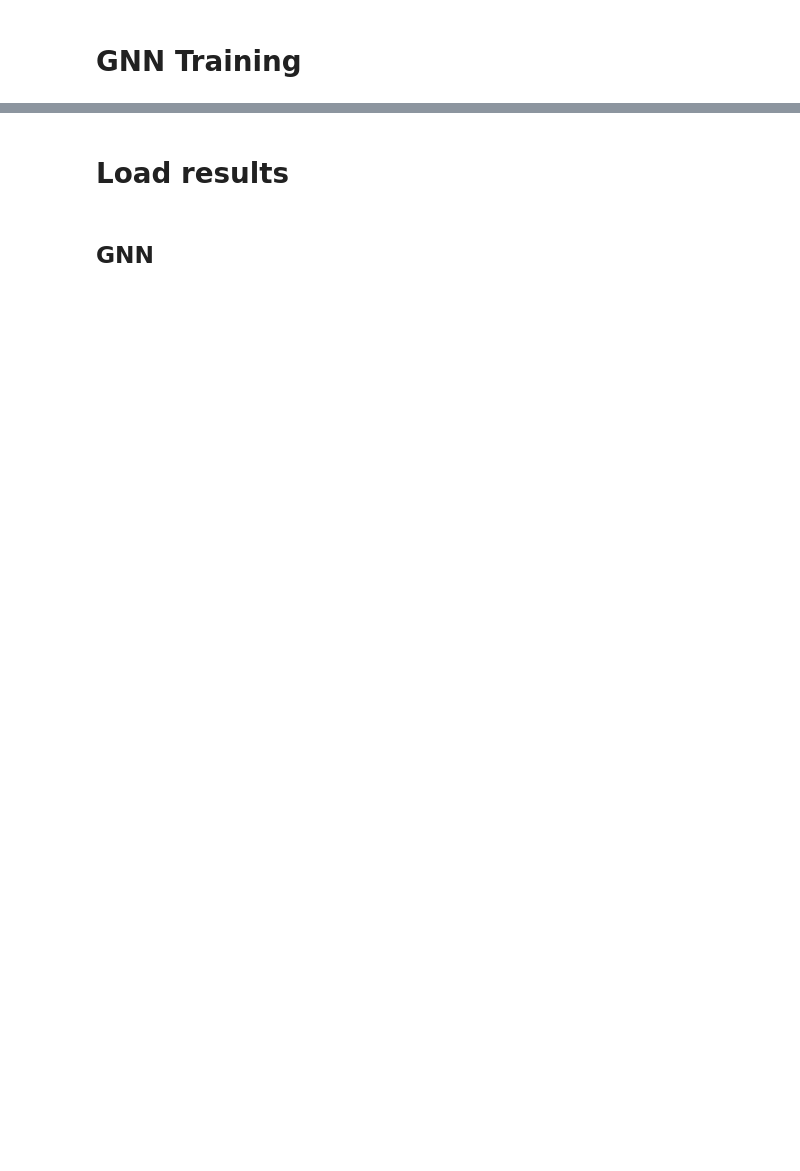
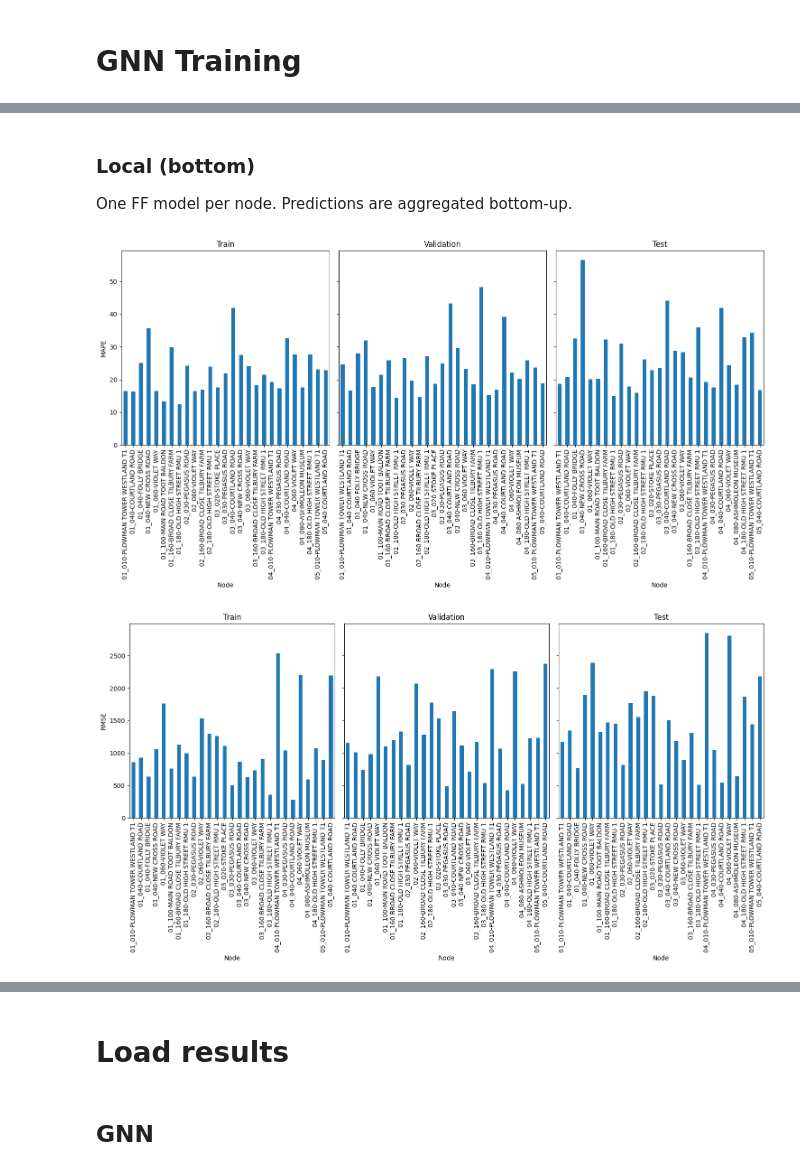
Before and after one commit to eloicampagne/gnn4elf, a Jupyter notebook: expe.ipynb, the cells around one changed output, grey strips where cells are left out. Cells and saved outputs as stored; diff of their text form; code cells hidden in the pictures; blank space fills up the shorter version.

```diff
--- a/expe.ipynb
+++ b/expe.ipynb
@@ -293,7 +1042,7 @@ def create_sequences(X, y, mode='train', horizon=48):
             y_seqs.append(y[i:i+horizon])
     else:
         X_seqs, y_seqs = [], []
-        for i in range(0, len(X)-horizon+1, horizon):
+        for i in range(len(X)-horizon+1):
             X_seqs.append(X[i])
             y_seqs.append(y[i:i+horizon])
     return np.stack(X_seqs), np.stack(y_seqs)
@@ -371,6 +1120,16 @@ def plot_errors(err_train, err_val, err_test, metric="mape"):
 features = graph_dataset_train.features
 target = graph_dataset_train.target
 forecast_horizon = OUT_CHANNELS
+
+def inv_transform_nodes(y_stacked, nodes, scaler_Y_node):
+    """Inverse-transform (num_nodes * n_per_node, H) using per-node scalers."""
+    n_per_node = y_stacked.shape[0] // len(nodes)
+    result = np.zeros_like(y_stacked, dtype=float)
+    for j, node in enumerate(nodes):
+        result[j*n_per_node:(j+1)*n_per_node] = scaler_Y_node[node].inverse_transform(
+            y_stacked[j*n_per_node:(j+1)*n_per_node]
+        )
+    return result
 # %%
 X_train_node = {node: [] for node in data.nodes}
 y_train_node = {node: [] for node in data.nodes}
@@ -425,3 +1370,7 @@ for node in data.nodes:
+# %% [markdown]
+### Local (bottom)
+
+One FF model per node. Predictions are aggregated bottom-up.
 # %%
 n_epochs = 10
 if DATASET == 'weave':
@@ -453,7 +1402,7 @@ if TRAIN:
         y_val = y_val_node[region].to(DEVICE)
         X_test = X_test_node[region].to(DEVICE)
         y_test = y_test_node[region].to(DEVICE)
-        scalerY = global_scalerY
+        scalerY = scaler_Y_node[region]
         model = FF(
             in_channels=X_train.shape[-1],
             num_layers=num_layers,
@@ -494,33 +1443,36 @@ if TRAIN:
         model.eval()
         model.load_state_dict(best_model_state)
 
         y_pred_train = model(X_train)
         y_pred_train, y_true_train = scalerY.inverse_transform(y_pred_train.cpu().detach().numpy()), scalerY.inverse_transform(y_train.cpu().detach().numpy())
         individual_preds_train[region] = y_pred_train
         individual_true_train[region] = y_true_train
         results_train[region]['mape'] = 100*MAPE(preds=y_pred_train, targets=y_true_train)
         results_train[region]['rmse'] = RMSE(preds=y_pred_train, targets=y_true_train)
 
         y_pred_val = model(X_val)
         y_pred_val, y_true_val = scalerY.inverse_transform(y_pred_val.cpu().detach().numpy()), scalerY.inverse_transform(y_val.cpu().detach().numpy())
         individual_preds_val[region] = y_pred_val
         individual_true_val[region] = y_true_val
         results_val[region]['mape'] = 100*MAPE(preds=y_pred_val, targets=y_true_val)
         results_val[region]['rmse'] = RMSE(preds=y_pred_val, targets=y_true_val)
 
         y_pred_test = model(X_test)
         y_pred_test, y_true_test = scalerY.inverse_transform(y_pred_test.cpu().detach().numpy()), scalerY.inverse_transform(y_test.cpu().detach().numpy())
         individual_preds_test[region] = y_pred_test
         individual_true_test[region] = y_true_test
         results_test[region]['mape'] = 100*MAPE(preds=y_pred_test, targets=y_true_test)
         results_test[region]['rmse'] = RMSE(preds=y_pred_test, targets=y_true_test)
 
     err_train = pd.DataFrame(results_train).T
     err_val = pd.DataFrame(results_val).T
     err_test = pd.DataFrame(results_test).T
 
     plot_errors(err_train, err_val, err_test, "mape")
     plot_errors(err_train, err_val, err_test, "rmse")
+# %% [output]
+[figure, added]
+[figure, added]
 # %%
 if TRAIN:
     total_preds_train, total_true_train = 0, 0
```
Also changed, not shown: parts of 44 cells of this notebook.
